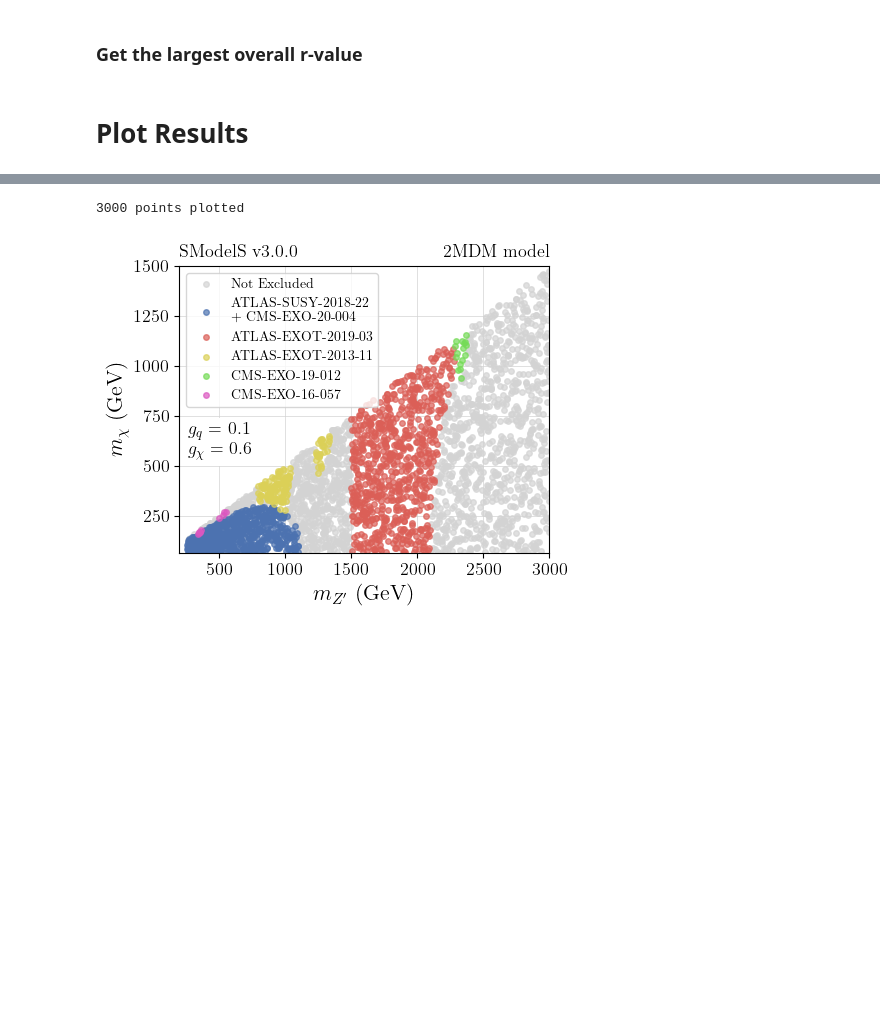
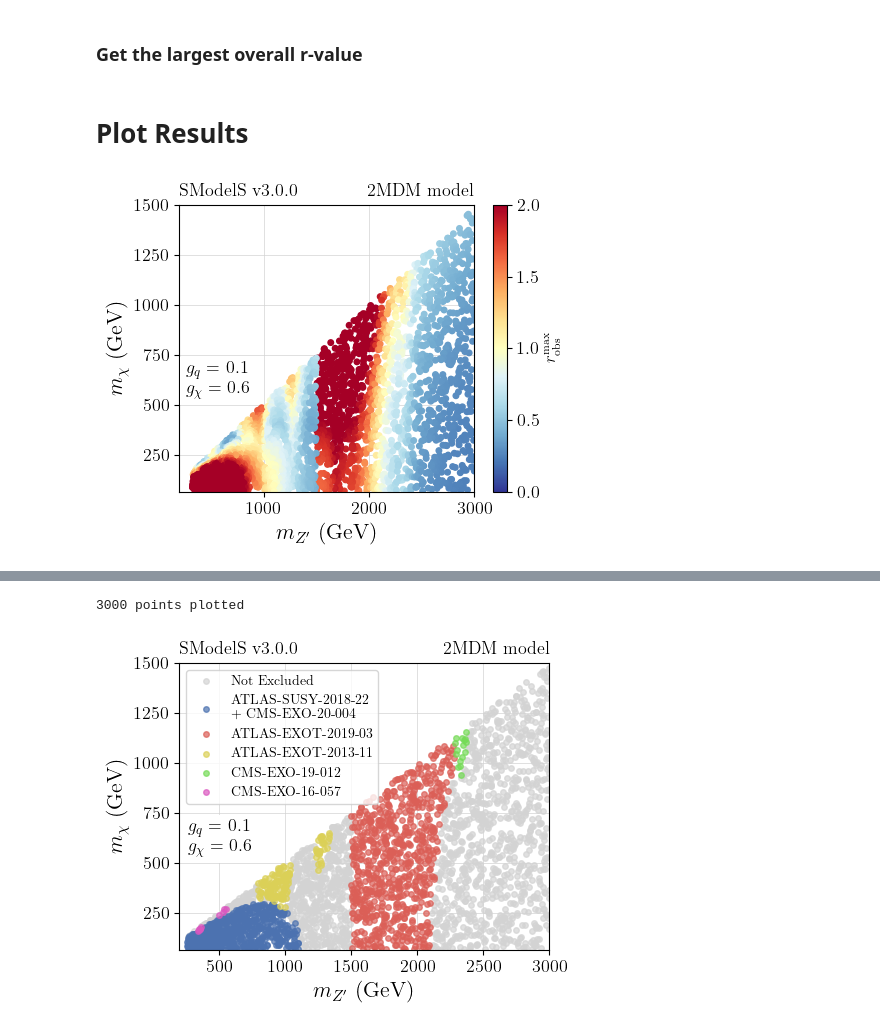
Before and after one commit to SModelS/smodelsv3-paper, a Jupyter notebook: notebooks/2MDM-monojet-vs-dijet-combined.ipynb, the cells around one changed output, grey strips where cells are left out. Drawn from its saved outputs; the diff is of its cells as text; code cells hidden in the pictures; blank space fills up the shorter version.

```diff
--- a/notebooks/2MDM-monojet-vs-dijet-combined.ipynb
+++ b/notebooks/2MDM-monojet-vs-dijet-combined.ipynb
@@ -146,6 +146,39 @@ rmax_all = rmax_all.groupby(rmax_all.index).last()
 rmax_all = pd.concat([rmax_all,dataDF.drop(columns=list(expResCols)+['CombinedRes'])],axis=1)
 # %% [markdown]
 # Plot Results
+# %%
+cm = plt.colormaps['RdYlBu_r']
+
+x = rmaxDF['mZp']
+y = rmaxDF['mChi']
+c = rmaxDF[['rmax_met','rmax_diquark']].values.max(1)
+sc = plt.scatter(x,y,c=c, cmap=cm, vmin=0, vmax=2.0)
+
+
+
+cb = plt.colorbar(sc)
+cb.set_label(label=r'$r_{\rm obs}^{\rm max}$',fontsize=12)
+
+plt.xlabel(r'$m_{Z^{\prime}}$ (GeV)')
+plt.ylabel(r'$m_{\chi}$ (GeV)')
+textstr = '\n'.join((
+    r'$g_q =$ %1.1f' %gq,
+    r'$g_{\chi} = %1.1f$' %gchi))
+
+plt.text(0.022,0.34,textstr,
+         bbox=dict(facecolor='white', edgecolor='none'),transform = plt.gca().transAxes)
+
+plt.title(r'SModelS v3.0.0', loc='left')
+plt.title(r'2MDM model', loc='right')
+
+plt.xlim(200, 3000)
+plt.ylim(65, 1500)
+
+plt.tight_layout()
+plt.savefig('./figures/exclusions_2mdm_ratio_dij_monoj_rmax.png')
+plt.show()
+# %% [output]
+[figure, added]
 # %%
 cm = sns.color_palette("coolwarm", as_cmap=True)
 
```
Also changed, not shown: parts of 1 cell of this notebook, 5 other files.
